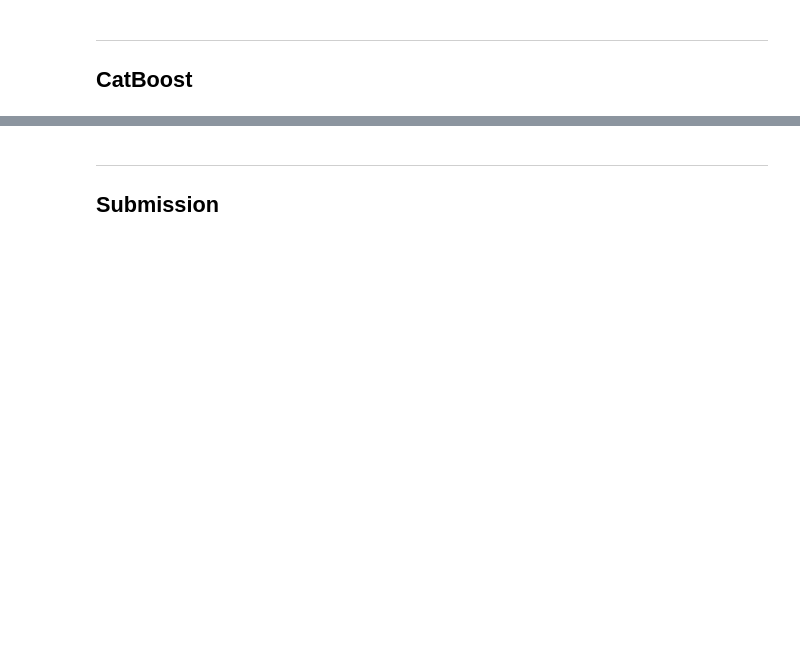
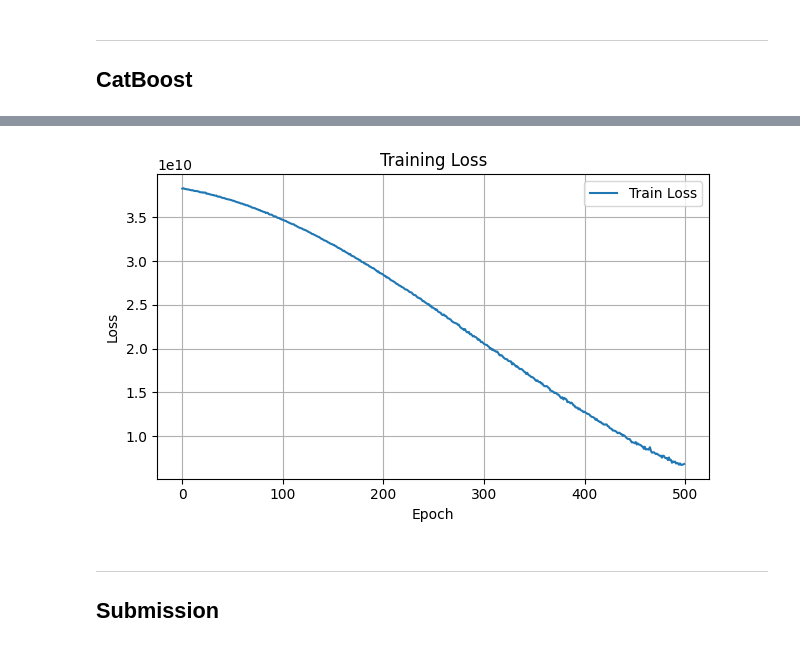
Before and after one commit to ol-webb/kaggle_house_prices, a Jupyter notebook: nb1.ipynb, the cells around one changed output, grey strips where cells are left out. Cells and saved outputs as stored; diff of their text form; code cells hidden in the pictures; blank space fills up the shorter version.

```diff
--- a/nb1.ipynb
+++ b/nb1.ipynb
@@ -684,0 +751,21 @@ plt.scatter(y_pred_cat, y_test)
+# %%
+class dataset(Dataset):
+
+    def __init__(self, X, y = None):
+        self.X = torch.tensor(X.values, dtype=torch.float32)
+        self.y = torch.tensor(y.values, dtype=torch.float32) if y is not None else None
+
+    def __len__(self):
+        return len(self.X)
+
+    def __getitem__(self, idx):
+        if self.y is not None:
+            return self.X[idx], self.y[idx]
+        else:
+            return self.X[idx]
+# %%
+training_data = dataset(x_train, y_train)
+validation_data = dataset(x_test, y_test)
+
+train_dataloader = DataLoader(training_data, batch_size=10, shuffle=True)
+validation_dataloader = DataLoader(validation_data, batch_size=10, shuffle=False)
@@ -684,0 +809,3 @@ plt.scatter(y_pred_cat, y_test)
+# %%
+input_dim = x_train.shape[1]  # Number of features
+model = MyModel(input_dim).to(device)
@@ -684,0 +832,3 @@ plt.scatter(y_pred_cat, y_test)
+# %%
+criterion = nn.MSELoss()
+optimizer = Adam(model.parameters(), lr=0.001)
@@ -685,3 +892,20 @@ plt.scatter(y_pred_cat, y_test)
+# %%
+import matplotlib.pyplot as plt
+
+plt.figure(figsize=(12, 4))
+
+plt.subplot(1, 2, 1)
+plt.plot(total_loss_train_plot, label="Train Loss")
+plt.xlabel("Epoch")
+plt.ylabel("Loss")
+plt.title("Training Loss")
+plt.grid()
+plt.legend()
+
+plt.tight_layout()
+plt.show()
+# %% [output]
+[figure, added]
 # %% [markdown]
 ---
 ## Submission
```
Also changed, not shown: parts of 50 cells of this notebook.
